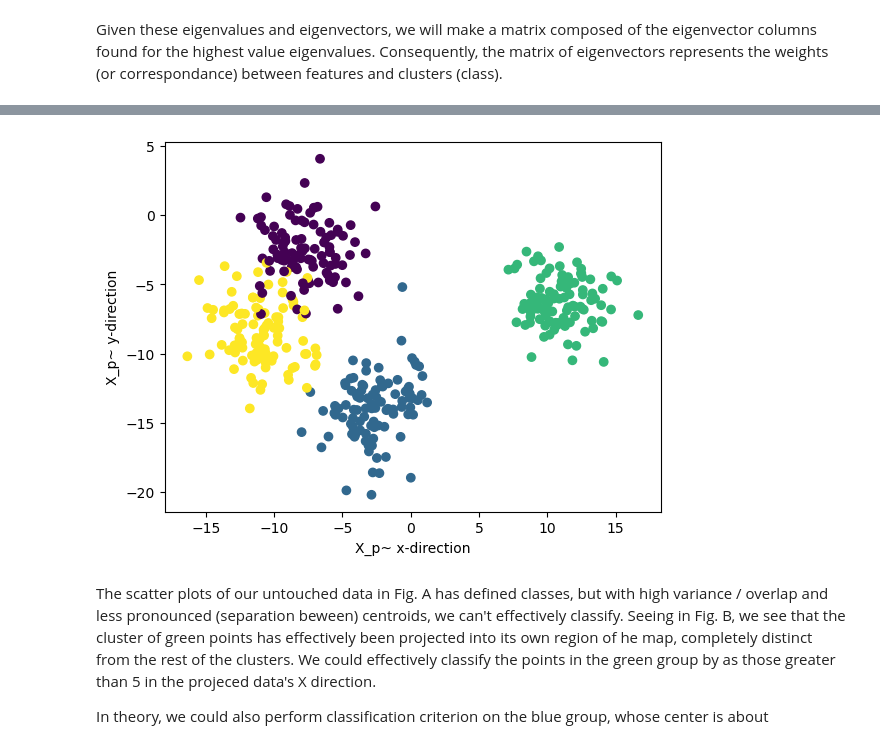
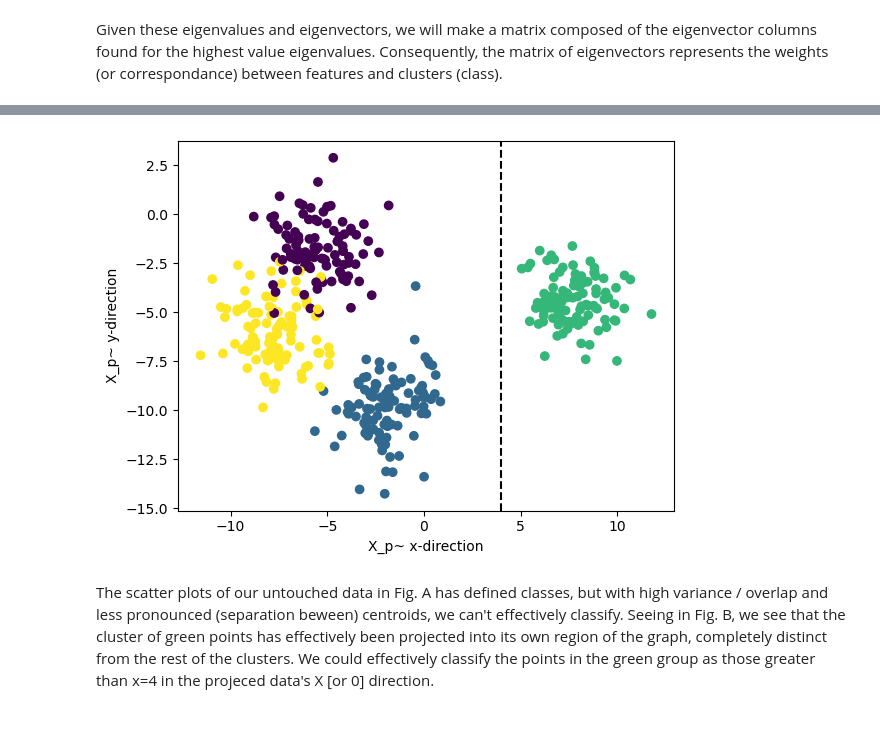
Before and after one commit to matthewpkearney/hw2-classification, a Jupyter notebook: MatthewKearney_HW2.ipynb, the cells around one changed output, grey strips where cells are left out. Saved outputs shown, nothing was run; the diff lists cells and outputs as text; code cells hidden in the pictures.

Commit message:
-figure out what "classification" entails -finish Q1, part c, d

```diff
--- a/MatthewKearney_HW2.ipynb
+++ b/MatthewKearney_HW2.ipynb
@@ -226,3 +165,10 @@ array([[-0.31698395,  0.80880986],
        [ 0.41568254,  0.42457667],
        [ 0.50429659, -0.32741828],
        [-0.6873239 , -0.24157511]])
+# %%
+def unit_vector(w):
+    w_len = np.linalg.norm(w)
+    return w/w_len
+# print(W)
+W=unit_vector(W)
+W
@@ -320,11 +209,10 @@ DF_p[300:400].describe()
 # %%
 plt.scatter(X_p[:, 0], X_p[:, 1], marker="o", c=y)
 plt.xlabel("X_p~ x-direction")
 plt.ylabel("X_p~ y-direction")
+plt.axvline(x=4, color='black', linestyle='--')
 plt.show()
 # %% [output]
-[figure, old version]
+[figure, new version]
 # %% [markdown]
-The scatter plots of our untouched data in Fig. A has defined classes, but with high variance / overlap and less pronounced (separation beween) centroids, we can't effectively classify. Seeing in Fig. B, we see that the cluster of green points has effectively been projected into its own region of he map, completely distinct from the rest of the clusters. We could effectively classify the points in the green group by as those greater than 5 in the projeced data's X direction.
-
-In theory, we could also perform classification criterion on the blue group, whose center is about
+The scatter plots of our untouched data in Fig. A has defined classes, but with high variance / overlap and less pronounced (separation beween) centroids, we can't effectively classify. Seeing in Fig. B, we see that the cluster of green points has effectively been projected into its own region of the graph, completely distinct from the rest of the clusters. We could effectively classify the points in the green group as those greater than x=4 in the projeced data's X [or 0] direction.
```
Also changed, not shown: parts of 44 cells of this notebook.
